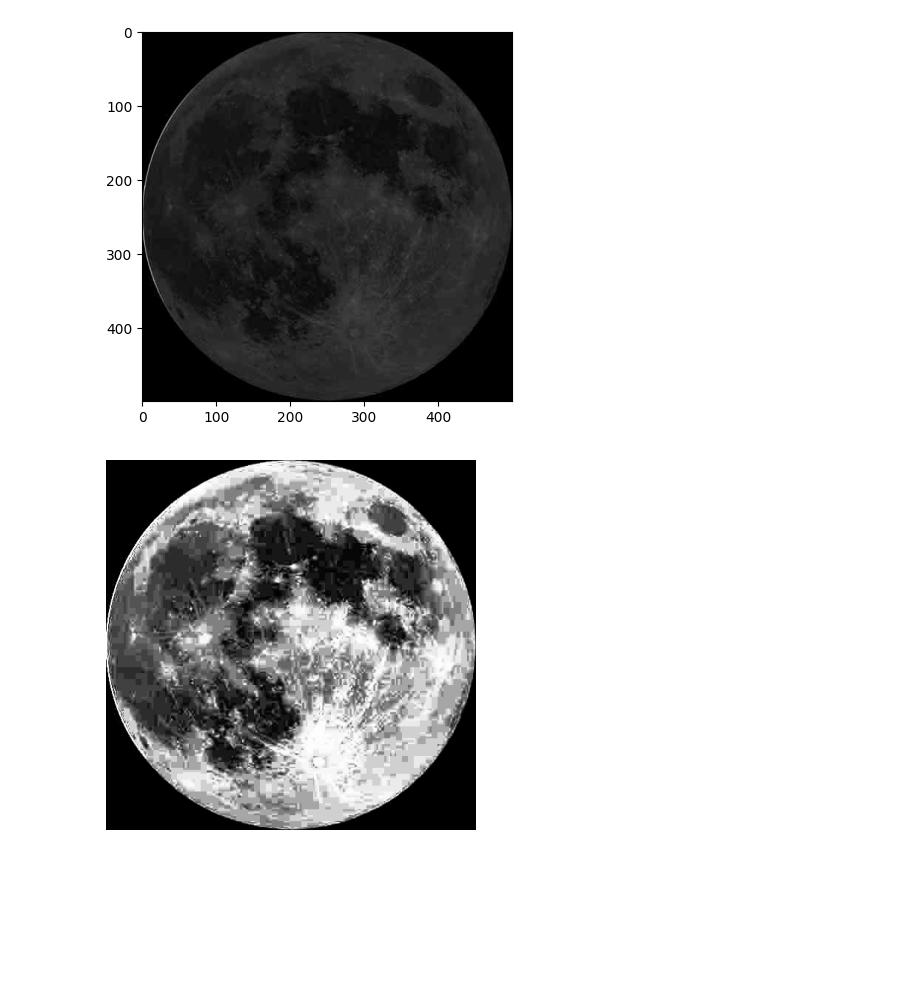
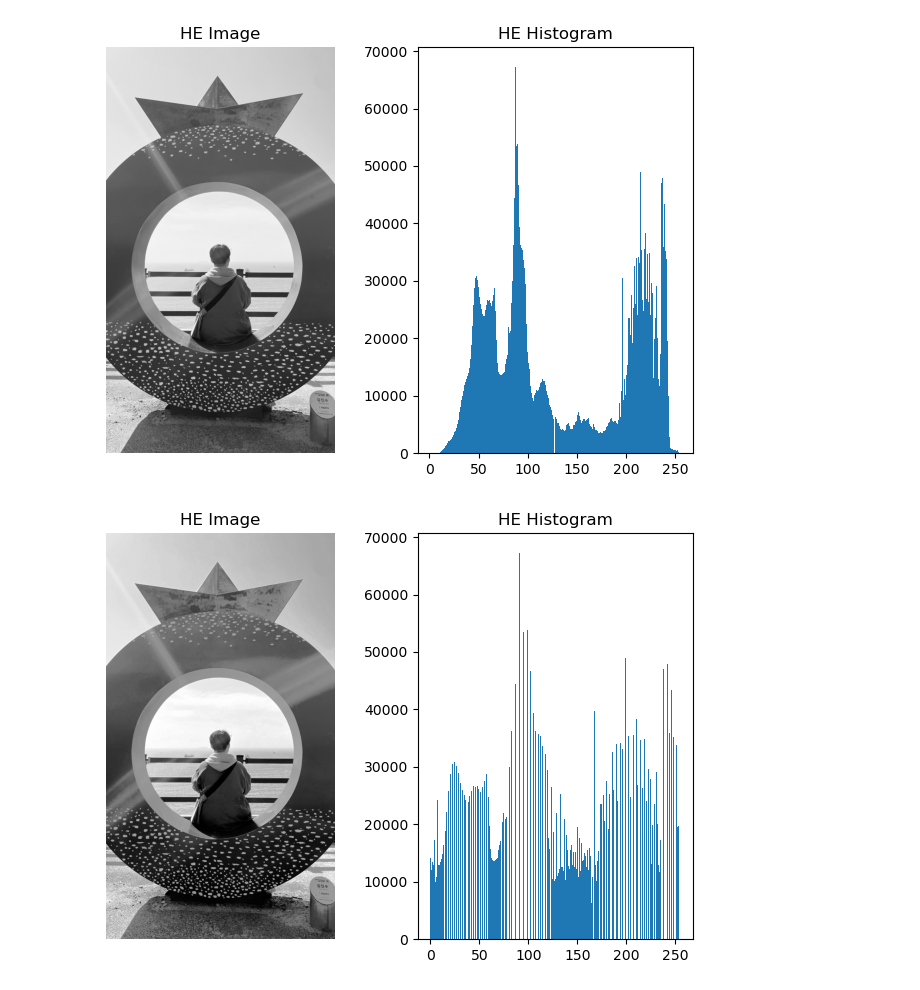
Before and after one commit to Johyeonwoooooooo/Algorithm, a Jupyter notebook: computer_graphics_assignment/equalization.ipynb, the cells around one changed output. Cells and saved outputs as stored; diff of their text form; code cells hidden in the pictures; blank space fills up the shorter version.

```diff
--- a/computer_graphics_assignment/equalization.ipynb
+++ b/computer_graphics_assignment/equalization.ipynb
@@ -1,17 +1,33 @@
 # %%
 import numpy as np
 import matplotlib.pyplot as plt
 from PIL import Image
+from skimage.metrics import peak_signal_noise_ratio, structural_similarity
+import cv2
+
+def mse(img1, img2):
+    return np.mean((img1.astype(np.float64) - img2.astype(np.float64)) ** 2)
 
 original_img = Image.open("original_image.png").convert("L")
+
+plt.subplot(1, 2, 1)
+plt.title("HE Image")
+plt.axis('off')
 plt.imshow(original_img, cmap='gray')
+
+plt.subplot(1, 2, 2)
+plt.title("HE Histogram")
+plt.hist(np.array(original_img).flatten(), bins=256)
+
+plt.tight_layout()
 plt.show()
 # %% [output]
-[figure, old version]
+[figure, new version]
 # %%
 def histogram_equalization(img):
     img = np.array(img)
     hist = np.zeros(256)
+
     for pixel in img.flatten():
         hist[pixel] += 1
 
@@ -24,11 +40,19 @@ def histogram_equalization(img):
 
 he_image = histogram_equalization(original_img)
 
+plt.subplot(1, 2, 1)
+plt.title("HE Image")
 plt.axis('off')
 plt.imshow(he_image, cmap='gray')
+
+plt.subplot(1, 2, 2)
+plt.title("HE Histogram")
+plt.hist(he_image.flatten(), bins=256)
+
+plt.tight_layout()
 plt.show()
 # %% [output]
-[figure, old version]
+[figure, new version]
 # %%
 def ahe(img, tile_size):
     img = np.array(img)
```
Also changed, not shown: parts of 6 cells of this notebook, 1 other file.
